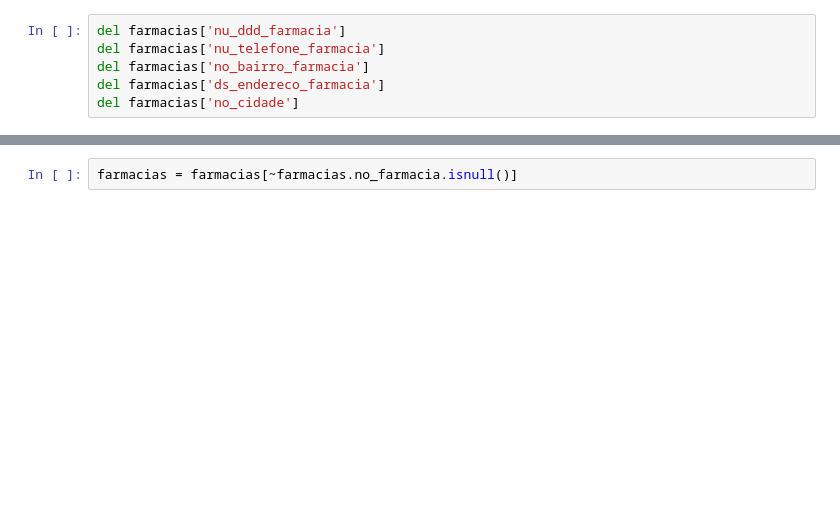
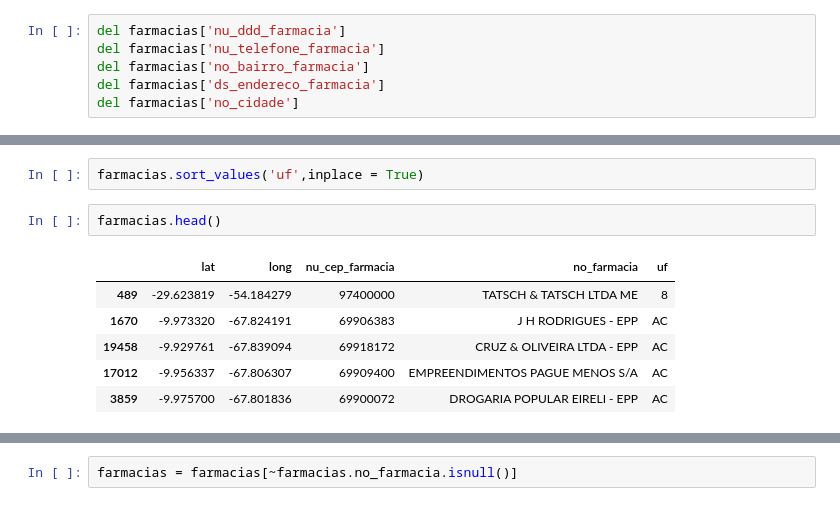
Before and after one commit to NalbertLeal/medpy, a Jupyter notebook: Farmacias_Popular.ipynb, the cells around one changed output, grey strips where cells are left out. Cells and saved outputs as stored; diff of their text form; blank space fills up the shorter version.

```diff
--- a/Farmacias_Popular.ipynb
+++ b/Farmacias_Popular.ipynb
@@ -19,0 +34,11 @@ farmacias.head()
+# %%
+farmacias.sort_values('uf',inplace = True)
+# %%
+farmacias.head()
+# %% [output]
+|  | lat | long | nu_cep_farmacia | no_farmacia | uf |
+| 489 | -29.623819 | -54.184279 | 97400000 | TATSCH & TATSCH LTDA ME | 8 |
+| 1670 | -9.973320 | -67.824191 | 69906383 | J H RODRIGUES - EPP | AC |
+| 19458 | -9.929761 | -67.839094 | 69918172 | CRUZ & OLIVEIRA LTDA - EPP | AC |
+| 17012 | -9.956337 | -67.806307 | 69909400 | EMPREENDIMENTOS PAGUE MENOS S/A | AC |
+| 3859 | -9.975700 | -67.801836 | 69900072 | DROGARIA POPULAR EIRELI - EPP | AC |
```
Also changed, not shown: parts of 9 cells of this notebook, 2 other files.
